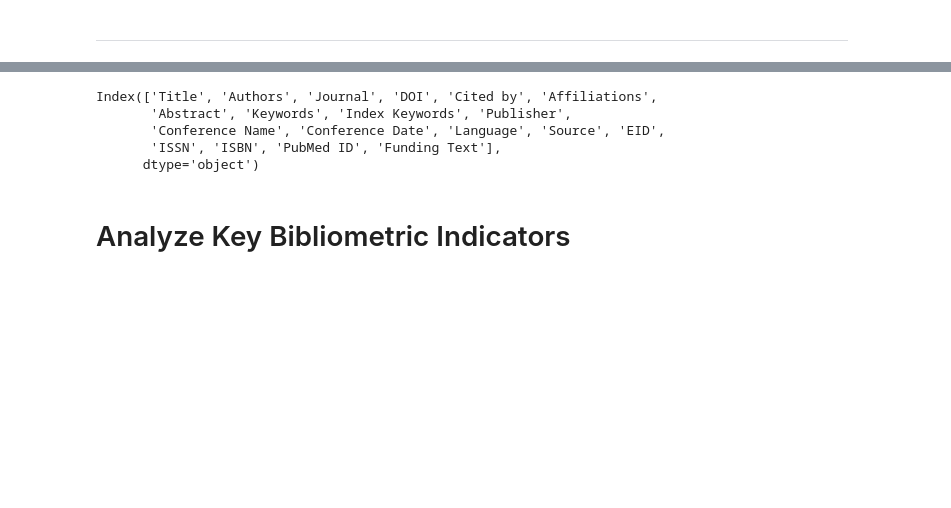
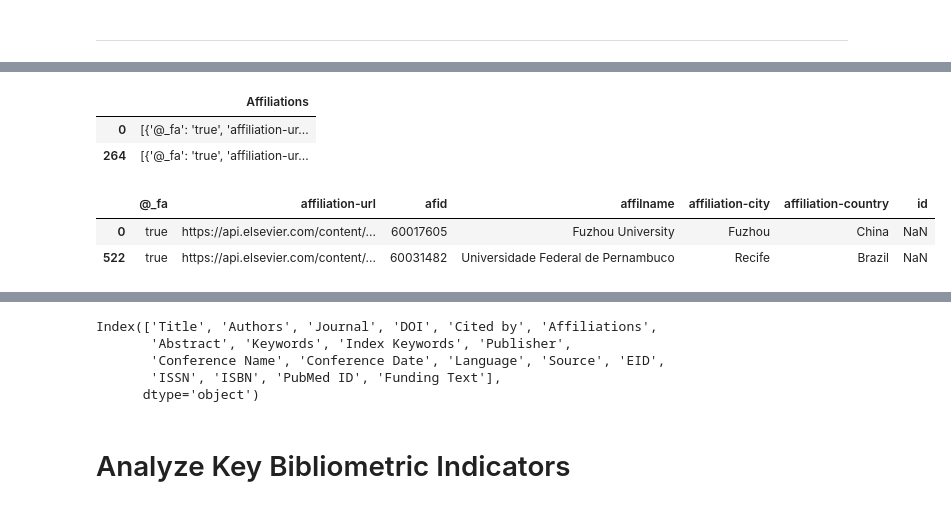
Before and after one commit to paulorlb/projICD, a Jupyter notebook: notebooks/ICD2526_N01_BibliometricBasics.ipynb, the cells around one changed output, grey strips where cells are left out. Saved outputs shown, nothing was run; the diff lists cells and outputs as text; code cells hidden in the pictures; blank space fills up the shorter version.

```diff
--- a/notebooks/ICD2526_N01_BibliometricBasics.ipynb
+++ b/notebooks/ICD2526_N01_BibliometricBasics.ipynb
@@ -213,3 +235,24 @@ dfScopus.iloc[[0,-1]] # Exibe o DataFrame
+# %%
+dfAffiliations = pd.DataFrame(dfScopus.Affiliations)
+# %%
+dfAffiliations.iloc[[0,-1]]
+# %% [output]
+|  | Affiliations |
+| 0 | [{'@_fa': 'true', 'affiliation-ur... |
+| 264 | [{'@_fa': 'true', 'affiliation-ur... |
+# %%
+dfAffiliations_exploded = pd.json_normalize(
+    dfAffiliations.to_dict('records'),
+    record_path='Affiliations',
+    meta=['id'],
+    errors='ignore' # Skips over missing keys
+)
+# %%
+dfAffiliations_exploded.iloc[[0,-1]]
+# %% [output]
+|  | @_fa | affiliation-url | afid | affilname | affiliation-city | affiliation-country | id |
+| 0 | true | https://api.elsevier.com/content/... | 60017605 | Fuzhou University | Fuzhou | China | NaN |
+| 522 | true | https://api.elsevier.com/content/... | 60031482 | Universidade Federal de Pernambuco | Recife | Brazil | NaN |
 # %%
 
 # Salvar o DataFrame em um arquivo CSV
```
Also changed, not shown: parts of 6 cells of this notebook, 1 other file.
